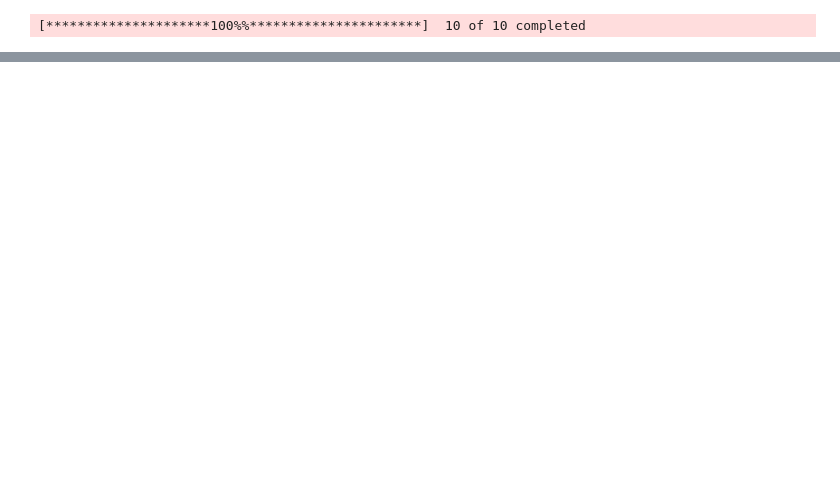
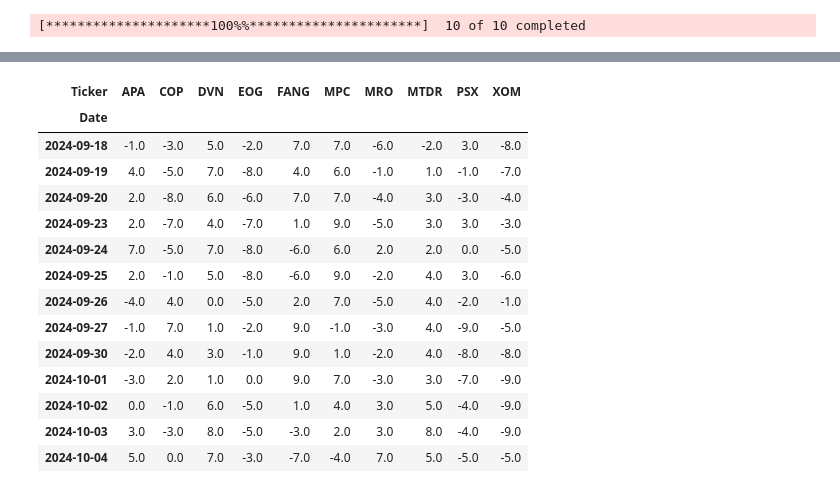
Before and after one commit to SzeLok0305/Finance_study, a Jupyter notebook: yfinance_analysis/Pair trading.ipynb, the cells around one changed output, grey strips where cells are left out. Drawn from its saved outputs; the diff is of its cells as text; code cells hidden in the pictures; blank space fills up the shorter version.

```diff
--- a/yfinance_analysis/Pair trading.ipynb
+++ b/yfinance_analysis/Pair trading.ipynb
@@ -249,0 +253,18 @@ Portfolio
+# %%
+Position_book
+# %% [output]
+| Ticker | APA | COP | DVN | EOG | FANG | MPC | MRO | MTDR | PSX | XOM |
+| Date |  |  |  |  |  |  |  |  |  |  |
+| 2024-09-18 | -1.0 | -3.0 | 5.0 | -2.0 | 7.0 | 7.0 | -6.0 | -2.0 | 3.0 | -8.0 |
+| 2024-09-19 | 4.0 | -5.0 | 7.0 | -8.0 | 4.0 | 6.0 | -1.0 | 1.0 | -1.0 | -7.0 |
+| 2024-09-20 | 2.0 | -8.0 | 6.0 | -6.0 | 7.0 | 7.0 | -4.0 | 3.0 | -3.0 | -4.0 |
+| 2024-09-23 | 2.0 | -7.0 | 4.0 | -7.0 | 1.0 | 9.0 | -5.0 | 3.0 | 3.0 | -3.0 |
+| 2024-09-24 | 7.0 | -5.0 | 7.0 | -8.0 | -6.0 | 6.0 | 2.0 | 2.0 | 0.0 | -5.0 |
+| 2024-09-25 | 2.0 | -1.0 | 5.0 | -8.0 | -6.0 | 9.0 | -2.0 | 4.0 | 3.0 | -6.0 |
+| 2024-09-26 | -4.0 | 4.0 | 0.0 | -5.0 | 2.0 | 7.0 | -5.0 | 4.0 | -2.0 | -1.0 |
+| 2024-09-27 | -1.0 | 7.0 | 1.0 | -2.0 | 9.0 | -1.0 | -3.0 | 4.0 | -9.0 | -5.0 |
+| 2024-09-30 | -2.0 | 4.0 | 3.0 | -1.0 | 9.0 | 1.0 | -2.0 | 4.0 | -8.0 | -8.0 |
+| 2024-10-01 | -3.0 | 2.0 | 1.0 | 0.0 | 9.0 | 7.0 | -3.0 | 3.0 | -7.0 | -9.0 |
+| 2024-10-02 | 0.0 | -1.0 | 6.0 | -5.0 | 1.0 | 4.0 | 3.0 | 5.0 | -4.0 | -9.0 |
+| 2024-10-03 | 3.0 | -3.0 | 8.0 | -5.0 | -3.0 | 2.0 | 3.0 | 8.0 | -4.0 | -9.0 |
+| 2024-10-04 | 5.0 | 0.0 | 7.0 | -3.0 | -7.0 | -4.0 | 7.0 | 5.0 | -5.0 | -5.0 |
```
Also changed, not shown: parts of 9 cells of this notebook.
